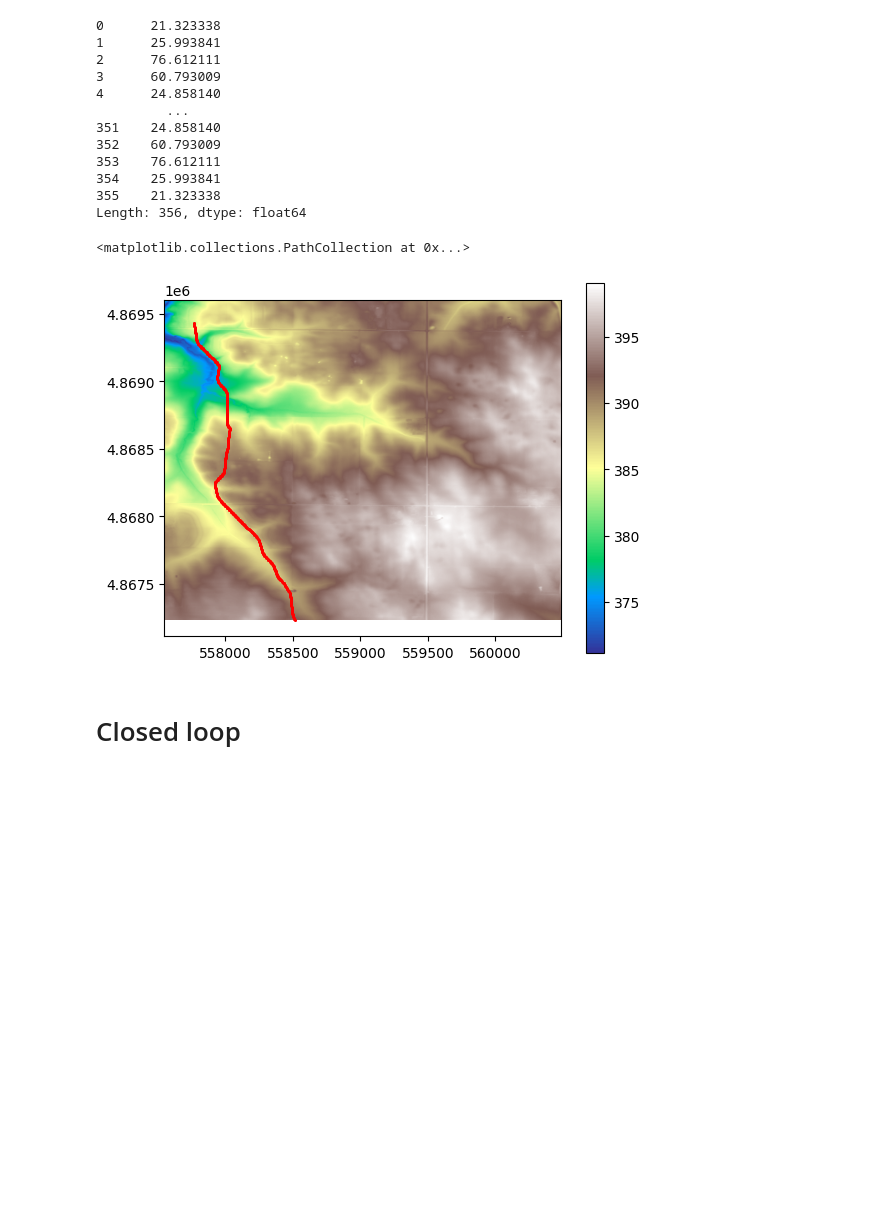
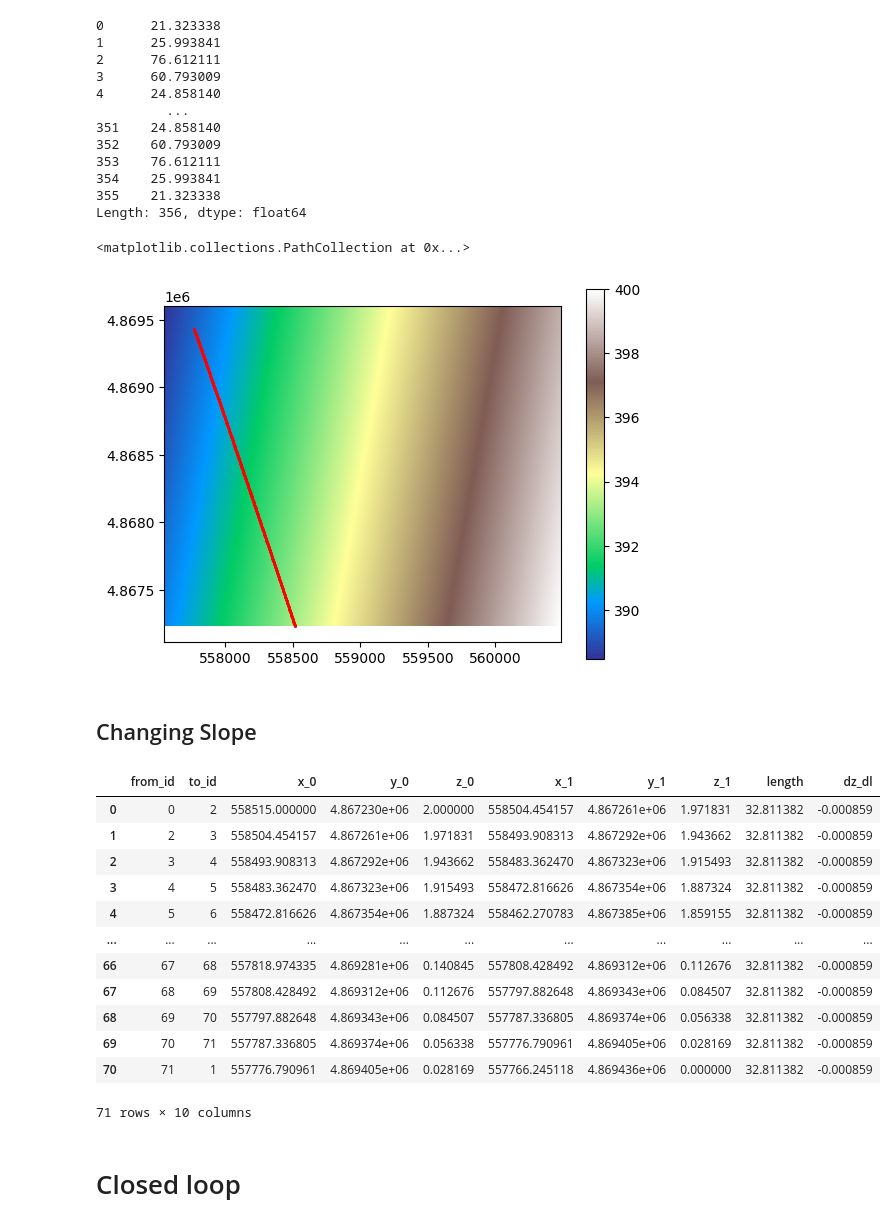
Before and after one commit to jhuang523/UMNBearSpring, a Jupyter notebook: openkarst/conduits/conduits_V1.ipynb, the cells around one changed output. Saved outputs shown, nothing was run; the diff lists cells and outputs as text; code cells hidden in the pictures; blank space fills up the shorter version.

```diff
--- a/openkarst/conduits/conduits_V1.ipynb
+++ b/openkarst/conduits/conduits_V1.ipynb
@@ -140,11 +126,41 @@ Length: 356, dtype: float64
 # %%
 plot_3D_network(simple_nodes, simple_edges)
 # %%
-plt.imshow(top, extent=(x0, x1, y0, y1), origin='upper', cmap='terrain')
+plt.imshow(grid, extent=(x0, x1, y0, y1), origin='upper', cmap='terrain')
 plt.colorbar()
 plt.scatter(nodes['x'], nodes['y'], c='r', s=1)
 # %% [output]
 <matplotlib.collections.PathCollection at 0x...>
-[figure, old version]
+[figure, new version]
 # %%
 plot_3D_network(nodes, edges, node_color='type')
+# %% [markdown]
+## Changing Slope
+# %%
+dz = 2
+nodes = pd.read_csv("../steady_state/conduit_geometry_test/networks/sinkhole_spring/nodes.csv")
+nodes.loc[nodes.type == 'inlet', 'z'] = dz
+nodes.loc[nodes.type=='outlet', 'z'] = 0
+# %%
+edges = pd.DataFrame({'from_id' : [0], 'to_id' : [1]})
+nodes, edges = reset_node_ids(nodes, edges)
+nodes, edges = densify_edges(nodes, edges, 70)
+edges = conduit_lengths(nodes, edges)
+edges['dz_dl'] = (edges.z_1 - edges.z_0)/edges.length
+plot_3D_network(nodes, edges, node_color = 'type', edge_color = 'dz_dl')
+# %%
+edges
+# %% [output]
+|  | from_id | to_id | x_0 | y_0 | z_0 | x_1 | y_1 | z_1 | length | dz_dl |
+| 0 | 0 | 2 | 558515.000000 | 4.867230e+06 | 2.000000 | 558504.454157 | 4.867261e+06 | 1.971831 | 32.811382 | -0.000859 |
+| 1 | 2 | 3 | 558504.454157 | 4.867261e+06 | 1.971831 | 558493.908313 | 4.867292e+06 | 1.943662 | 32.811382 | -0.000859 |
+| 2 | 3 | 4 | 558493.908313 | 4.867292e+06 | 1.943662 | 558483.362470 | 4.867323e+06 | 1.915493 | 32.811382 | -0.000859 |
+| 3 | 4 | 5 | 558483.362470 | 4.867323e+06 | 1.915493 | 558472.816626 | 4.867354e+06 | 1.887324 | 32.811382 | -0.000859 |
+| 4 | 5 | 6 | 558472.816626 | 4.867354e+06 | 1.887324 | 558462.270783 | 4.867385e+06 | 1.859155 | 32.811382 | -0.000859 |
+| ... | ... | ... | ... | ... | ... | ... | ... | ... | ... | ... |
+| 66 | 67 | 68 | 557818.974335 | 4.869281e+06 | 0.140845 | 557808.428492 | 4.869312e+06 | 0.112676 | 32.811382 | -0.000859 |
+| 67 | 68 | 69 | 557808.428492 | 4.869312e+06 | 0.112676 | 557797.882648 | 4.869343e+06 | 0.084507 | 32.811382 | -0.000859 |
+| 68 | 69 | 70 | 557797.882648 | 4.869343e+06 | 0.084507 | 557787.336805 | 4.869374e+06 | 0.056338 | 32.811382 | -0.000859 |
+| 69 | 70 | 71 | 557787.336805 | 4.869374e+06 | 0.056338 | 557776.790961 | 4.869405e+06 | 0.028169 | 32.811382 | -0.000859 |
+| 70 | 71 | 1 | 557776.790961 | 4.869405e+06 | 0.028169 | 557766.245118 | 4.869436e+06 | 0.000000 | 32.811382 | -0.000859 |
+71 rows × 10 columns
```
Also changed, not shown: parts of 9 cells of this notebook, 14 other files.
